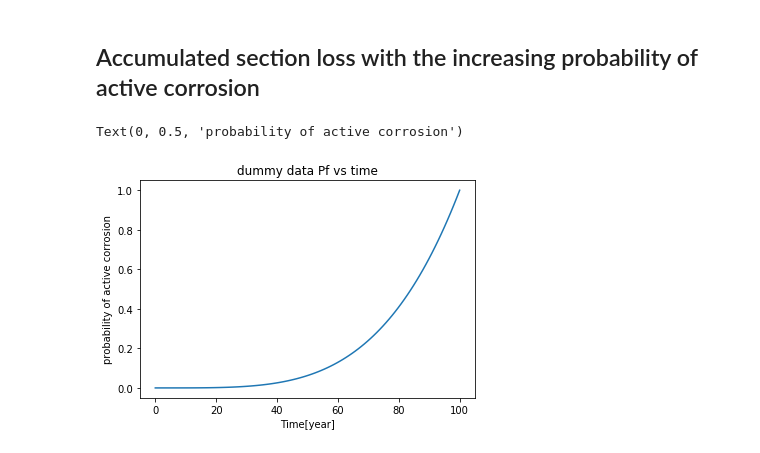
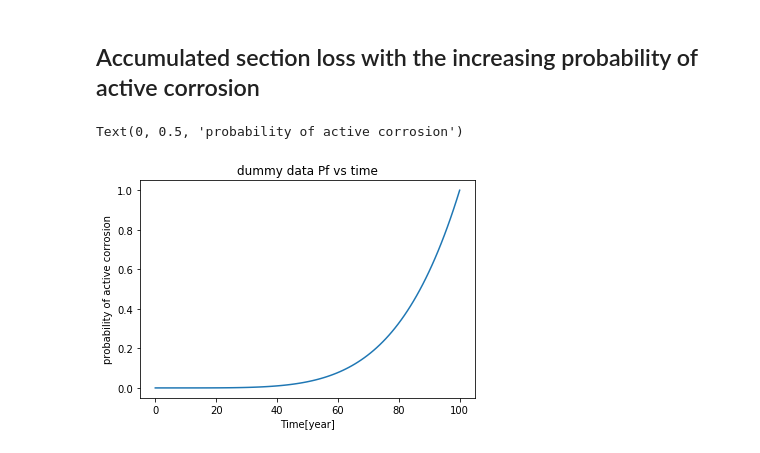
Before and after one commit to ganglix/rational-rc, a Jupyter notebook: modules/corrosion_example.ipynb, the cells around one changed output. Cells and saved outputs as stored; diff of their text form; code cells hidden in the pictures.

```diff
--- a/modules/corrosion_example.ipynb
+++ b/modules/corrosion_example.ipynb
@@ -63,14 +63,14 @@ section loss rate [mm/year]: 0.0074203508277001
 # %%
 # time steps
 t_lis = np.linspace(0, 365*100 , 100)
 
 # Given probability of active corrosion with time, and the section loss  (determined by membrane, carbonation, chloride module)
 # dummy data used for this example
-pf_lis = np.linspace(0,1,len(t_lis))**4
+pf_lis = np.linspace(0,1,len(t_lis))**5
 plt.plot(t_lis / 365, pf_lis)
 plt.title('dummy data Pf vs time')
 plt.xlabel('Time[year]')
 plt.ylabel('probability of active corrosion')
 # %% [output]
 Text(0, 0.5, 'probability of active corrosion')
-[figure, old version]
+[figure, new version]
```
Also changed, not shown: parts of 9 cells of this notebook, 1 other file.
